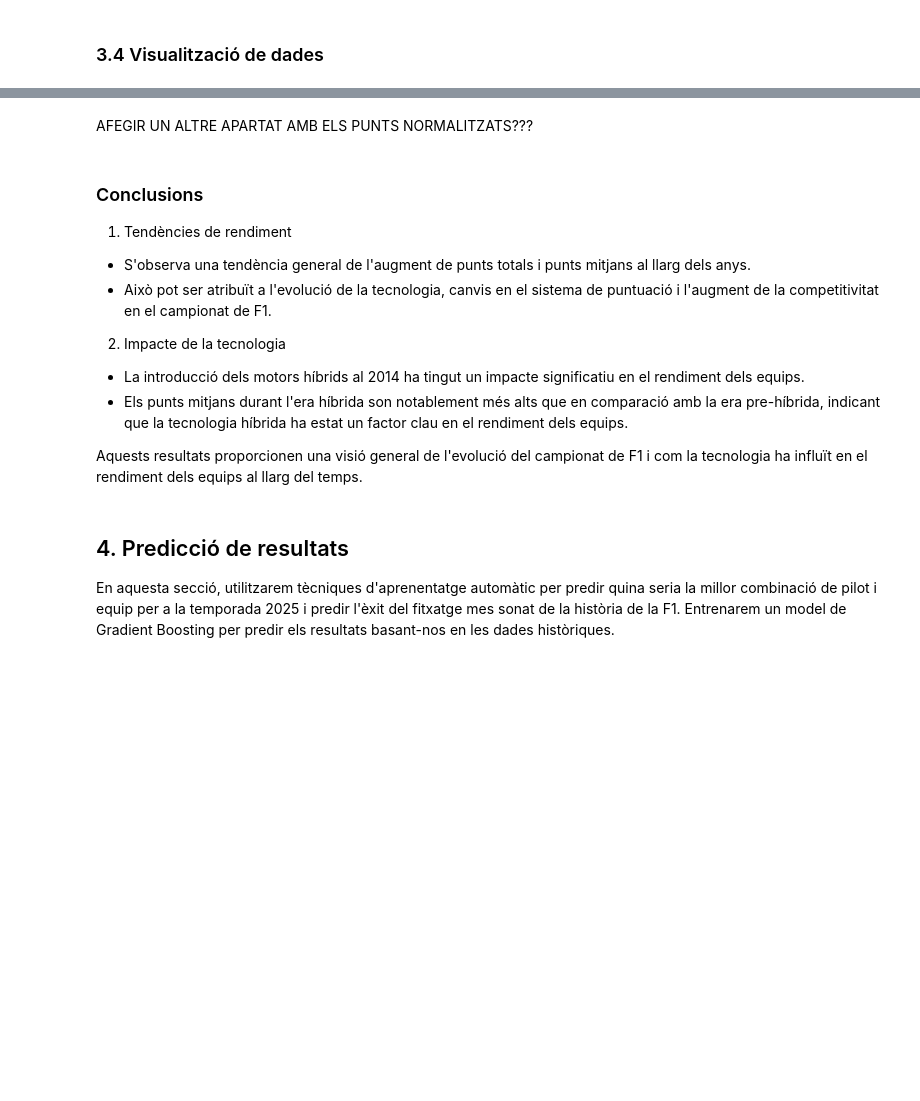
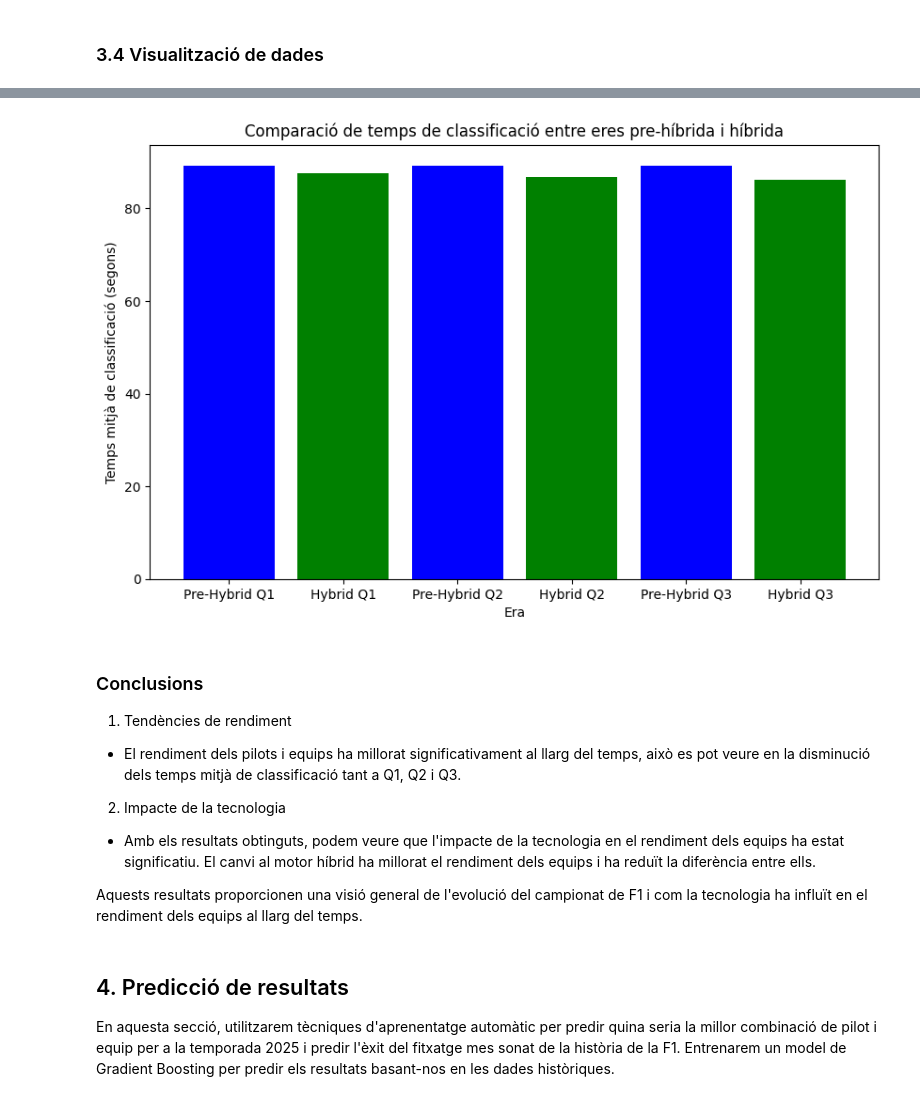
Before and after one commit to brunomoran/F1-World-Championship-Kaggle, a Jupyter notebook: f1.ipynb, the cells around one changed output, grey strips where cells are left out. Saved outputs shown, nothing was run; the diff lists cells and outputs as text; code cells hidden in the pictures; blank space fills up the shorter version.

```diff
--- a/f1.ipynb
+++ b/f1.ipynb
@@ -691,0 +679,30 @@ hybrid_points = hybrid_era.groupby('year')['points'].sum().mean()
+# %%
+def convert_to_seconds(time_str):
+    if pd.isna(time_str) or time_str == '\\N':
+        return np.nan
+    minutes, seconds = map(float, time_str.split(':'))
+    return minutes * 60 + seconds
+
+pre_hybrid_qualifying.loc[:, 'q1_seconds'] = pre_hybrid_qualifying['q1'].apply(convert_to_seconds)
+hybrid_qualifying.loc[:, 'q1_seconds'] = hybrid_qualifying['q1'].apply(convert_to_seconds)
+
+pre_hybrid_qualifying.loc[:, 'q2_seconds'] = pre_hybrid_qualifying['q2'].apply(convert_to_seconds)
+hybrid_qualifying.loc[:, 'q2_seconds'] = hybrid_qualifying['q2'].apply(convert_to_seconds)
+
+pre_hybrid_qualifying.loc[:, 'q3_seconds'] = pre_hybrid_qualifying['q3'].apply(convert_to_seconds)
+hybrid_qualifying.loc[:, 'q3_seconds'] = hybrid_qualifying['q3'].apply(convert_to_seconds)
+
+pre_hybrid_avg_time_q1 = pre_hybrid_qualifying['q1_seconds'].mean()
+hybrid_avg_time_q1 = hybrid_qualifying['q1_seconds'].mean()
+print("Temps mitjà Q1 en l'era anterior a l'Híbrid:", pre_hybrid_avg_time_q1)
+print("Temps mitjà Q1 a l'era híbrida:", hybrid_avg_time_q1)
+
+pre_hybrid_avg_time_q2 = pre_hybrid_qualifying['q2_seconds'].mean()
+hybrid_avg_time_q2 = hybrid_qualifying['q2_seconds'].mean()
+print("Temps mitjà Q2 en l'era anterior a l'Híbrid:", pre_hybrid_avg_time_q2)
+print("Temps mitjà Q2 a l'era híbrida", hybrid_avg_time_q2)
+
+pre_hybrid_avg_time_q3 = pre_hybrid_qualifying['q3_seconds'].mean()
+hybrid_avg_time_q3 = hybrid_qualifying['q3_seconds'].mean()
+print("Temps mitjà Q3 en l'era anterior a l'Híbrid:", pre_hybrid_avg_time_q3)
+print("Temps mitjà Q3 a l'era híbrida:", hybrid_avg_time_q3)
@@ -721,15 +718,24 @@ Puntos promedio durante la era híbrida: 1997.3181818181818
-# %% [markdown]
-AFEGIR UN ALTRE APARTAT AMB ELS PUNTS NORMALITZATS???
+# %%
+# Visualitzar tendències de punts al llarg del temps
+eras = ['Pre-Hybrid Q1', 'Hybrid Q1', 'Pre-Hybrid Q2', 'Hybrid Q2', 'Pre-Hybrid Q3', 'Hybrid Q3']
+avg_times = [pre_hybrid_avg_time_q1, hybrid_avg_time_q1, pre_hybrid_avg_time_q2, hybrid_avg_time_q2, pre_hybrid_avg_time_q3, hybrid_avg_time_q3]
+
+plt.figure(figsize=(10, 6))
+plt.bar(eras, avg_times, color=['blue', 'green', 'blue', 'green', 'blue', 'green'])
+plt.xlabel('Era')
+plt.ylabel('Temps mitjà de classificació (segons)')
+plt.title('Comparació de temps de classificació entre eres pre-híbrida i híbrida')
+plt.show()
+# %% [output]
+[figure, added]
 # %% [markdown]
 ### Conclusions
 
 1. Tendències de rendiment
-- S'observa una tendència general de l'augment de punts totals i punts mitjans al llarg dels anys.
-- Això pot ser atribuït a l'evolució de la tecnologia, canvis en el sistema de puntuació i l'augment de la competitivitat en el campionat de F1.
+- El rendiment dels pilots i equips ha millorat significativament al llarg del temps, això es pot veure en la disminució dels temps mitjà de classificació tant a Q1, Q2 i Q3.
 
 2. Impacte de la tecnologia
-- La introducció dels motors híbrids al 2014 ha tingut un impacte significatiu en el rendiment dels equips.
-- Els punts mitjans durant l'era híbrida son notablement més alts que en comparació amb la era pre-híbrida, indicant que la tecnologia híbrida ha estat un factor clau en el rendiment dels equips.
+- Amb els resultats obtinguts, podem veure que l'impacte de la tecnologia en el rendiment dels equips ha estat significatiu. El canvi al motor híbrid ha millorat el rendiment dels equips i ha reduït la diferència entre ells.
 
 Aquests resultats proporcionen una visió general de l'evolució del campionat de F1 i com la tecnologia ha influït en el rendiment dels equips al llarg del temps.
 # %% [markdown]
```
Also changed, not shown: parts of 9 cells of this notebook.
